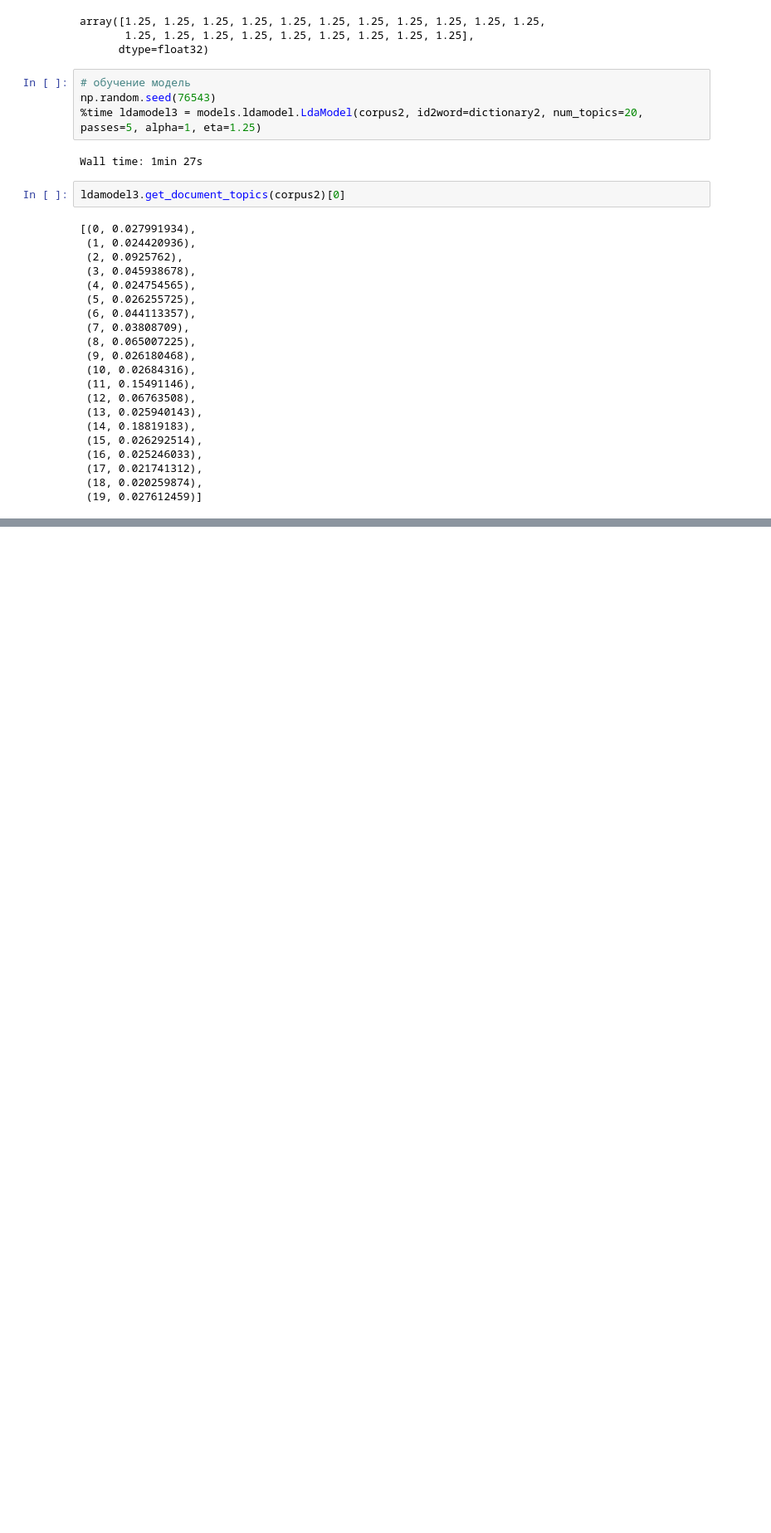
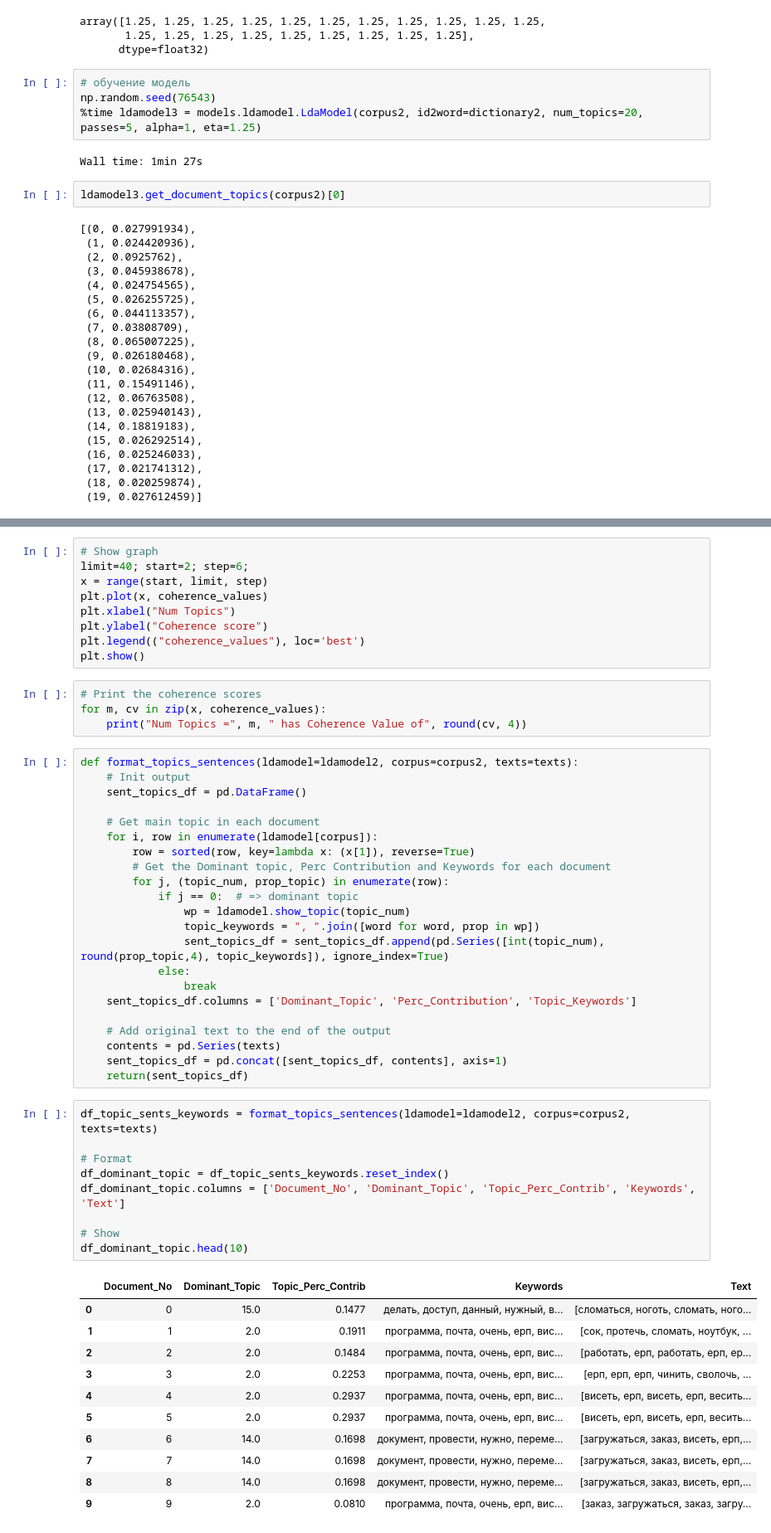
Before and after one commit to gulchitai/nlu-nevada, a Jupyter notebook: nlu-nevada.ipynb, the cells around one changed output, grey strips where cells are left out. Shown at 83% size. Saved outputs shown, nothing was run; the diff lists cells and outputs as text; blank space fills up the shorter version.

```diff
--- a/nlu-nevada.ipynb
+++ b/nlu-nevada.ipynb
@@ -584,0 +710,56 @@ ldamodel3.get_document_topics(corpus2)[0]
+# %%
+# Show graph
+limit=40; start=2; step=6;
+x = range(start, limit, step)
+plt.plot(x, coherence_values)
+plt.xlabel("Num Topics")
+plt.ylabel("Coherence score")
+plt.legend(("coherence_values"), loc='best')
+plt.show()
+# %%
+# Print the coherence scores
+for m, cv in zip(x, coherence_values):
+    print("Num Topics =", m, " has Coherence Value of", round(cv, 4))
+# %%
+def format_topics_sentences(ldamodel=ldamodel2, corpus=corpus2, texts=texts):
+    # Init output
+    sent_topics_df = pd.DataFrame()
+
+    # Get main topic in each document
+    for i, row in enumerate(ldamodel[corpus]):
+        row = sorted(row, key=lambda x: (x[1]), reverse=True)
+        # Get the Dominant topic, Perc Contribution and Keywords for each document
+        for j, (topic_num, prop_topic) in enumerate(row):
+            if j == 0:  # => dominant topic
+                wp = ldamodel.show_topic(topic_num)
+                topic_keywords = ", ".join([word for word, prop in wp])
+                sent_topics_df = sent_topics_df.append(pd.Series([int(topic_num), round(prop_topic,4), topic_keywords]), ignore_index=True)
+            else:
+                break
+    sent_topics_df.columns = ['Dominant_Topic', 'Perc_Contribution', 'Topic_Keywords']
+
+    # Add original text to the end of the output
+    contents = pd.Series(texts)
+    sent_topics_df = pd.concat([sent_topics_df, contents], axis=1)
+    return(sent_topics_df)
+# %%
+df_topic_sents_keywords = format_topics_sentences(ldamodel=ldamodel2, corpus=corpus2, texts=texts)
+
+# Format
+df_dominant_topic = df_topic_sents_keywords.reset_index()
+df_dominant_topic.columns = ['Document_No', 'Dominant_Topic', 'Topic_Perc_Contrib', 'Keywords', 'Text']
+
+# Show
+df_dominant_topic.head(10)
+# %% [output]
+|  | Document_No | Dominant_Topic | Topic_Perc_Contrib | Keywords | Text |
+| 0 | 0 | 15.0 | 0.1477 | делать, доступ, данный, нужный, в... | [сломаться, ноготь, сломать, ного... |
+| 1 | 1 | 2.0 | 0.1911 | программа, почта, очень, ерп, вис... | [сок, протечь, сломать, ноутбук, ... |
+| 2 | 2 | 2.0 | 0.1484 | программа, почта, очень, ерп, вис... | [работать, ерп, работать, ерп, ер... |
+| 3 | 3 | 2.0 | 0.2253 | программа, почта, очень, ерп, вис... | [ерп, ерп, ерп, чинить, сволочь, ... |
+| 4 | 4 | 2.0 | 0.2937 | программа, почта, очень, ерп, вис... | [висеть, ерп, висеть, ерп, весить... |
+| 5 | 5 | 2.0 | 0.2937 | программа, почта, очень, ерп, вис... | [висеть, ерп, висеть, ерп, весить... |
+| 6 | 6 | 14.0 | 0.1698 | документ, провести, нужно, переме... | [загружаться, заказ, висеть, ерп,... |
+| 7 | 7 | 14.0 | 0.1698 | документ, провести, нужно, переме... | [загружаться, заказ, висеть, ерп,... |
+| 8 | 8 | 14.0 | 0.1698 | документ, провести, нужно, переме... | [загружаться, заказ, висеть, ерп,... |
+| 9 | 9 | 2.0 | 0.0810 | программа, почта, очень, ерп, вис... | [заказ, загружаться, заказ, загру... |
```
Also changed, not shown: parts of 20 cells of this notebook.
